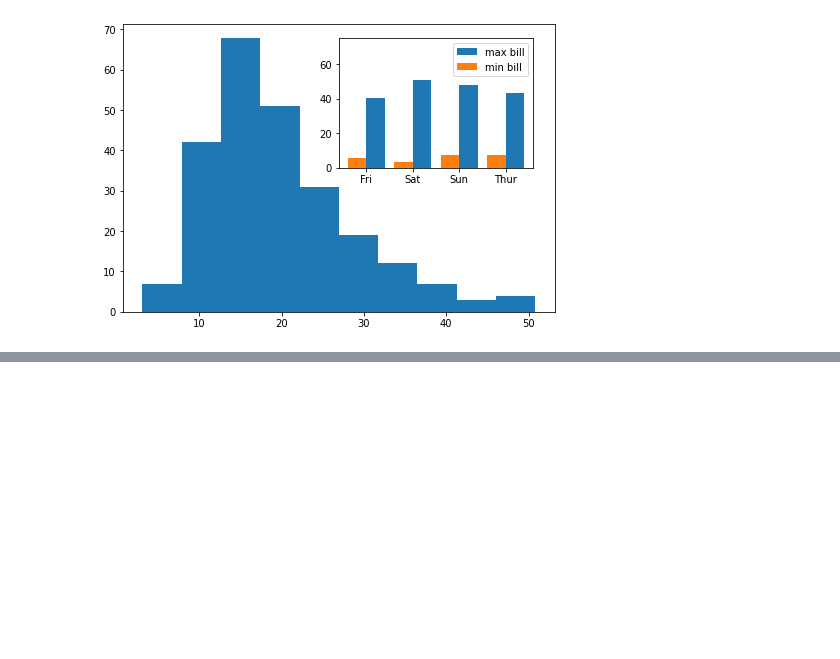
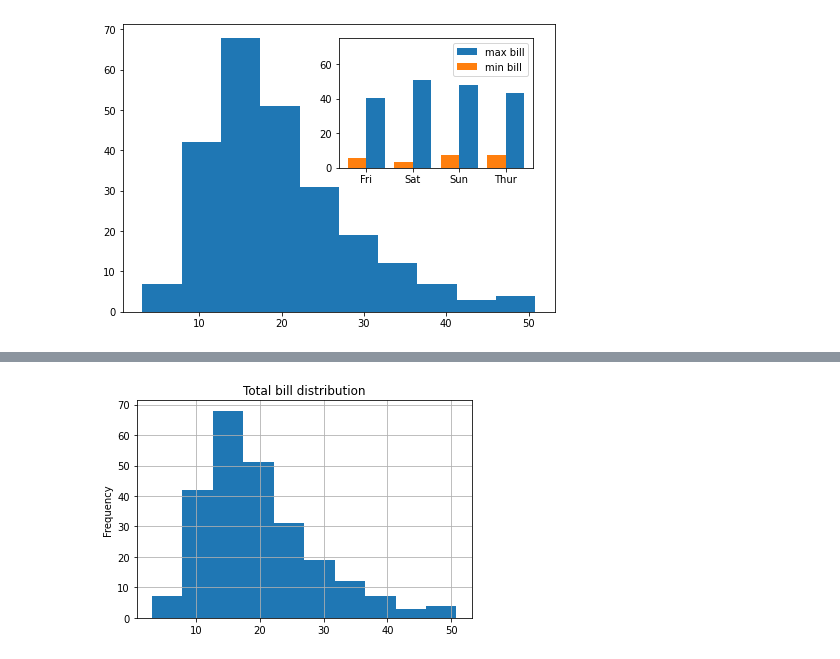
Before and after one commit to EugeniaVoytik/Skillfactory_Data_Science_Degree, a Jupyter notebook: module_2/PYTHON-10._Visualization.ipynb, the cells around one changed output, grey strips where cells are left out. Saved outputs shown, nothing was run; the diff lists cells and outputs as text; code cells hidden in the pictures; blank space fills up the shorter version.

```diff
--- a/module_2/PYTHON-10._Visualization.ipynb
+++ b/module_2/PYTHON-10._Visualization.ipynb
@@ -149,0 +166,4 @@ insert_axes.legend(loc = 0);
+# %%
+df.total_bill.plot(title='Total bill distribution', kind='hist', grid=True);
+# %% [output]
+[figure, added]
```
Also changed, not shown: parts of 38 cells of this notebook, 1 other file.
